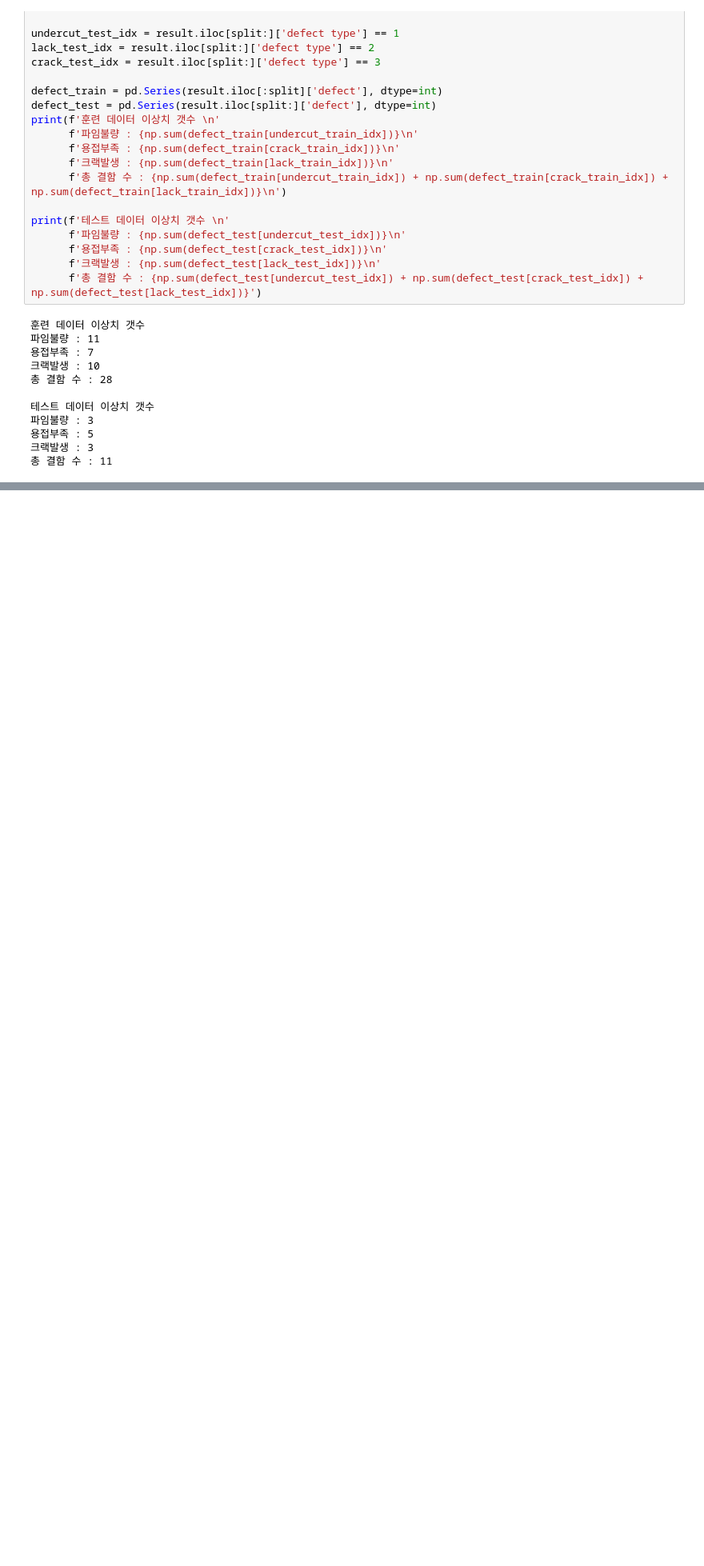
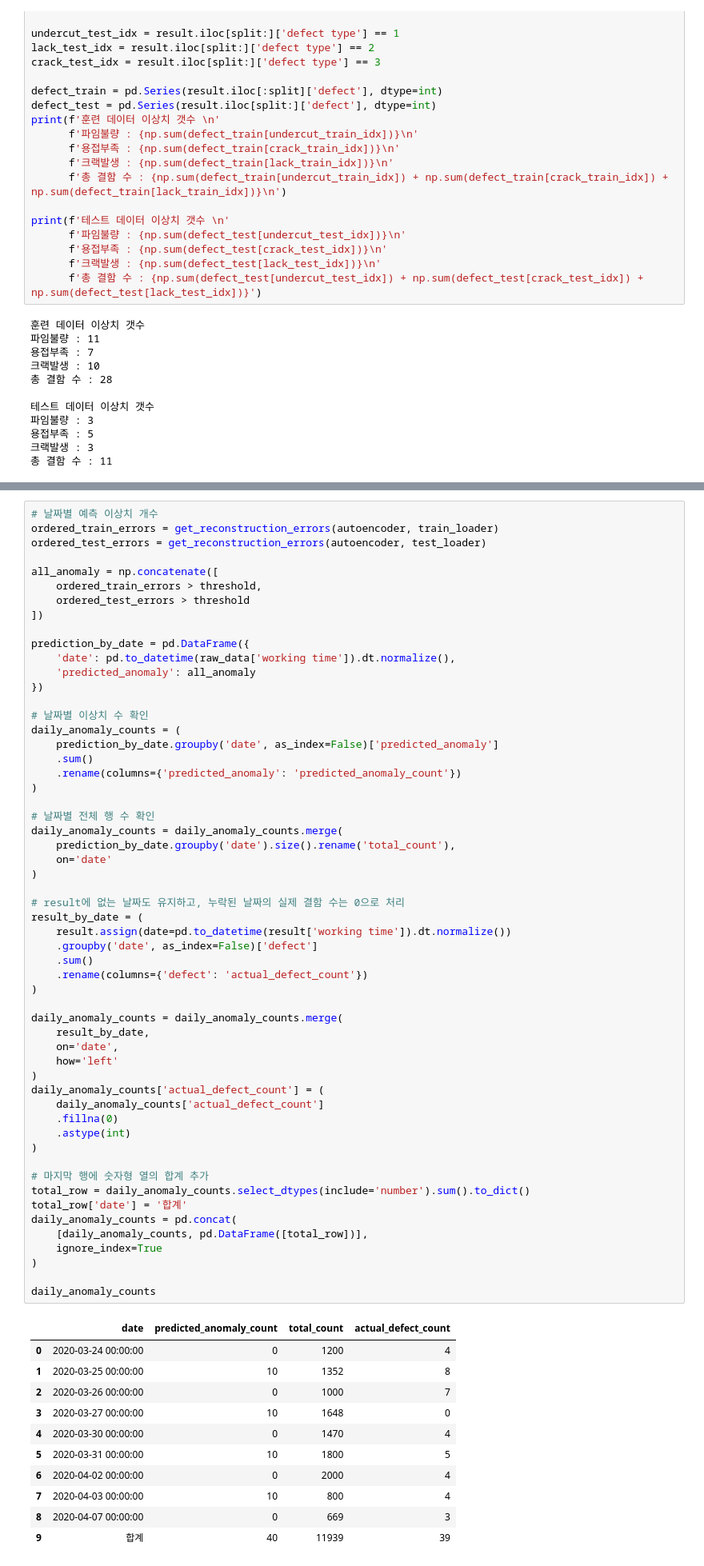
Before and after one commit to Jon-Irenicus/kamp_ai_competition, a Jupyter notebook: autoencoder_haeyoung.ipynb, the cells around one changed output, grey strips where cells are left out. Shown at 80% size. Cells and saved outputs as stored; diff of their text form; blank space fills up the shorter version.

```diff
--- a/autoencoder_haeyoung.ipynb
+++ b/autoencoder_haeyoung.ipynb
@@ -448,0 +256,68 @@ if 'cluster' in anomaly_test_data.columns:
+# %%
+# 날짜별 예측 이상치 개수
+ordered_train_errors = get_reconstruction_errors(autoencoder, train_loader)
+ordered_test_errors = get_reconstruction_errors(autoencoder, test_loader)
+
+all_anomaly = np.concatenate([
+    ordered_train_errors > threshold,
+    ordered_test_errors > threshold
+])
+
+prediction_by_date = pd.DataFrame({
+    'date': pd.to_datetime(raw_data['working time']).dt.normalize(),
+    'predicted_anomaly': all_anomaly
+})
+
+# 날짜별 이상치 수 확인
+daily_anomaly_counts = (
+    prediction_by_date.groupby('date', as_index=False)['predicted_anomaly']
+    .sum()
+    .rename(columns={'predicted_anomaly': 'predicted_anomaly_count'})
+)
+
+# 날짜별 전체 행 수 확인
+daily_anomaly_counts = daily_anomaly_counts.merge(
+    prediction_by_date.groupby('date').size().rename('total_count'),
+    on='date'
+)
+
+# result에 없는 날짜도 유지하고, 누락된 날짜의 실제 결함 수는 0으로 처리
+result_by_date = (
+    result.assign(date=pd.to_datetime(result['working time']).dt.normalize())
+    .groupby('date', as_index=False)['defect']
+    .sum()
+    .rename(columns={'defect': 'actual_defect_count'})
+)
+
+daily_anomaly_counts = daily_anomaly_counts.merge(
+    result_by_date,
+    on='date',
+    how='left'
+)
+daily_anomaly_counts['actual_defect_count'] = (
+    daily_anomaly_counts['actual_defect_count']
+    .fillna(0)
+    .astype(int)
+)
+
+# 마지막 행에 숫자형 열의 합계 추가
+total_row = daily_anomaly_counts.select_dtypes(include='number').sum().to_dict()
+total_row['date'] = '합계'
+daily_anomaly_counts = pd.concat(
+    [daily_anomaly_counts, pd.DataFrame([total_row])],
+    ignore_index=True
+)
+
+daily_anomaly_counts
+# %% [output]
+|  | date | predicted_anomaly_count | total_count | actual_defect_count |
+| 0 | 2020-03-24 00:00:00 | 0 | 1200 | 4 |
+| 1 | 2020-03-25 00:00:00 | 10 | 1352 | 8 |
+| 2 | 2020-03-26 00:00:00 | 0 | 1000 | 7 |
+| 3 | 2020-03-27 00:00:00 | 10 | 1648 | 0 |
+| 4 | 2020-03-30 00:00:00 | 0 | 1470 | 4 |
+| 5 | 2020-03-31 00:00:00 | 10 | 1800 | 5 |
+| 6 | 2020-04-02 00:00:00 | 0 | 2000 | 4 |
+| 7 | 2020-04-03 00:00:00 | 10 | 800 | 4 |
+| 8 | 2020-04-07 00:00:00 | 0 | 669 | 3 |
+| 9 | 합계 | 40 | 11939 | 39 |
```
Also changed, not shown: parts of 11 cells of this notebook, 2 other files.
